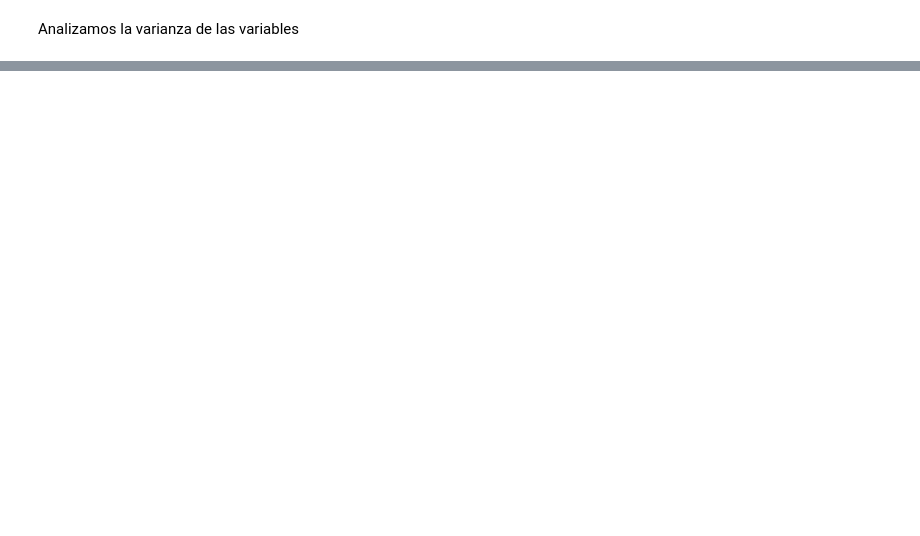
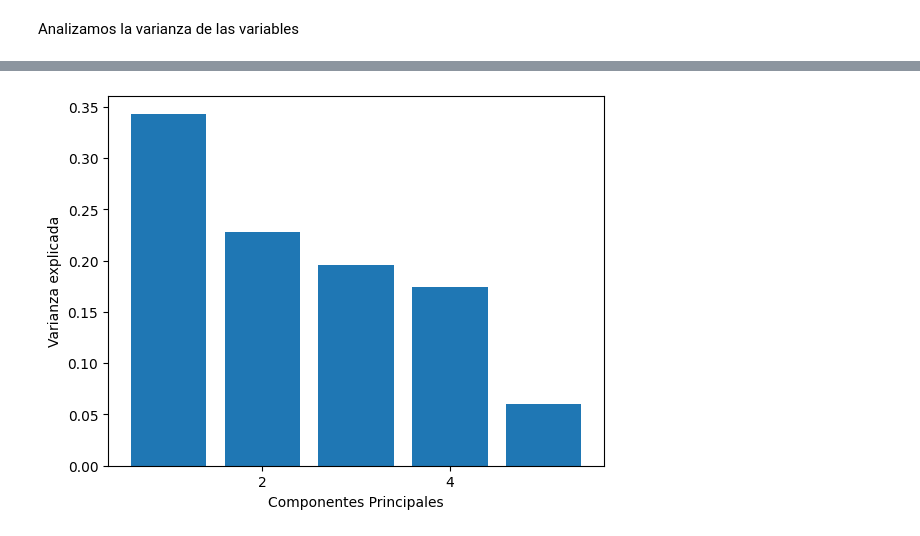
Before and after one commit to Fanusaez/7506R-2C2022-GRUPO13, a Jupyter notebook: 7506R_TP1_GRUPO13_ENTREGA.ipynb, the cells around one changed output, grey strips where cells are left out. Cells and saved outputs as stored; diff of their text form; code cells hidden in the pictures; blank space fills up the shorter version.

```diff
--- a/7506R_TP1_GRUPO13_ENTREGA.ipynb
+++ b/7506R_TP1_GRUPO13_ENTREGA.ipynb
@@ -904,0 +947,12 @@ dtype: float64
+# %%
+list_x = list(range(1, len(varianza_explicada)+1))
+
+# Grafico varianza explicada y cantidad de componentes principales
+
+plt.locator_params('x', nbins = 5)
+plt.bar(list_x, varianza_explicada)
+plt.xlabel(r'Componentes Principales')
+plt.ylabel('Varianza explicada')
+plt.show()
+# %% [output]
+[figure, added]
```
Also changed, not shown: parts of 34 cells of this notebook.
